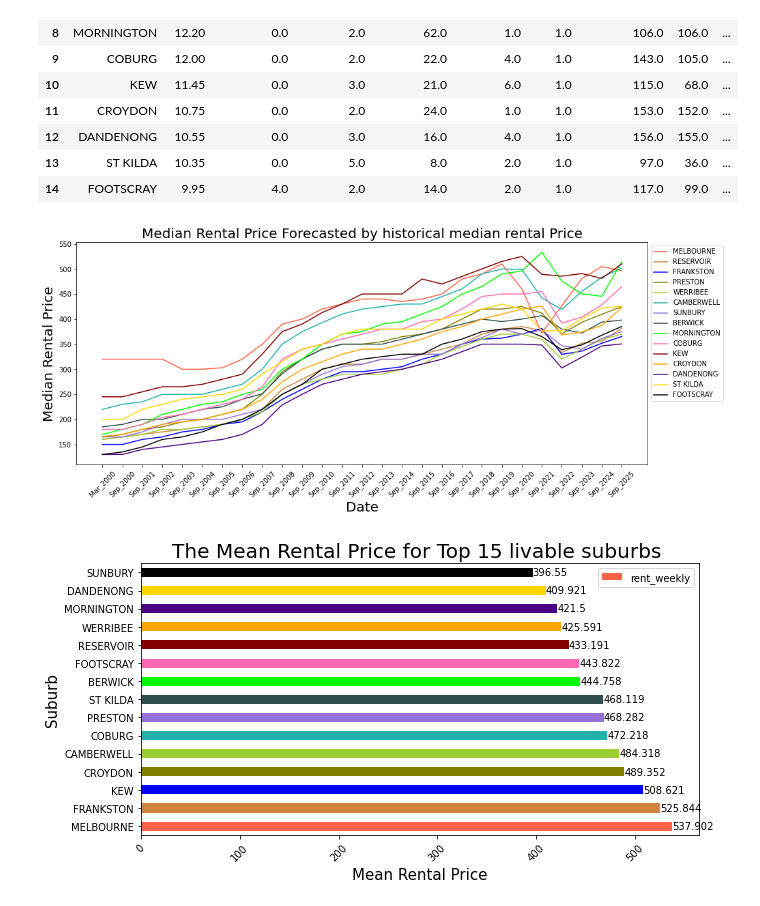
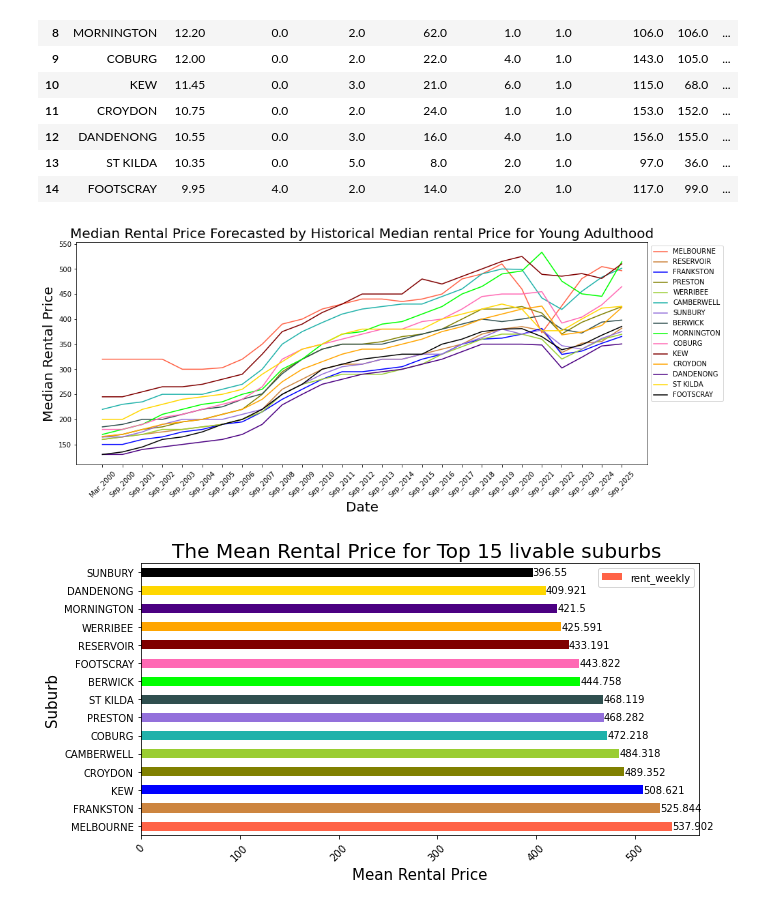
Before and after one commit to MAST30034-Applied-Data-Science/generic-real-estate-consulting-project-group-1-iron-data-man, a Jupyter notebook: notebooks/Visualisation.ipynb, the cells around one changed output. Cells and saved outputs as stored; diff of their text form; code cells hidden in the pictures.

```diff
--- a/notebooks/Visualisation.ipynb
+++ b/notebooks/Visualisation.ipynb
@@ -409,30 +409,30 @@ median_rent.columns = ['suburb', 'Sep_2022', 'Dec_2022', 'Mar_2023','Jun_2023',
 
 rental = rental[['suburb','Mar_2000','Sep_2000','Sep_2001','Sep_2002','Sep_2003','Sep_2004','Sep_2005','Sep_2006','Sep_2007', 'Sep_2008','Sep_2009','Sep_2010', 'Sep_2011', 'Sep_2012', 'Sep_2013', 'Sep_2014', 'Sep_2015','Sep_2016','Sep_2017','Sep_2018','Sep_2019','Sep_2020','Sep_2021','Sep_2022','Sep_2023','Sep_2024','Sep_2025', 'Dec_2025']]
 # %%
-#line plot for visualize how many bikes are counted in each week day
+#line plot for visualize
 fig, ax = plt.subplots(figsize = (15,6))
 plt.xlabel('Date', fontsize=20)
 plt.ylabel('Median Rental Price', fontsize=20)
-plt.title('Median Rental Price Forecasted by historical median rental Price', fontsize=20)
+plt.title('Median Rental Price Forecasted by Historical Median rental Price for Young Adulthood', fontsize=20)
 
 plt.xticks(rotation = 45)
 colors=["tomato","peru","blue","olive","yellowgreen","lightseagreen","mediumpurple","darkslategray","lime","hotpink","maroon",'orange', 'indigo','gold','black']
 i = 0
 for suburb in suburb_lis:
     if rental[rental['suburb'] == suburb].shape[0] > 0:
         df = rental[rental['suburb'] == suburb].copy().transpose().reset_index()
         df = df.drop([0])
         df = df.drop([df.shape[0]])
         df.columns =['Date', suburb]
         #df['Date'] = df['Date'].str.slice(start=13)
         ax.plot(df['Date'], df[suburb], color = colors[i],linestyle = 'solid', label = suburb)
         i+=1
 
 #ax.axvline(x='Sep_2022', color='r', linestyle='--', label = 'Jun_2021')
 plt.legend(bbox_to_anchor=(1.0, 1.0))
 fig.figure.savefig('../plots/rental.png')
 # %% [output]
-[figure, old version]
+[figure, new version]
 # %%
 mean_suburb = property_df.groupby('suburb').agg('mean')[['rent_weekly']].reset_index()
 for suburb in list(mean_suburb['suburb'].unique()):
```
Also changed, not shown: parts of 23 cells of this notebook.
